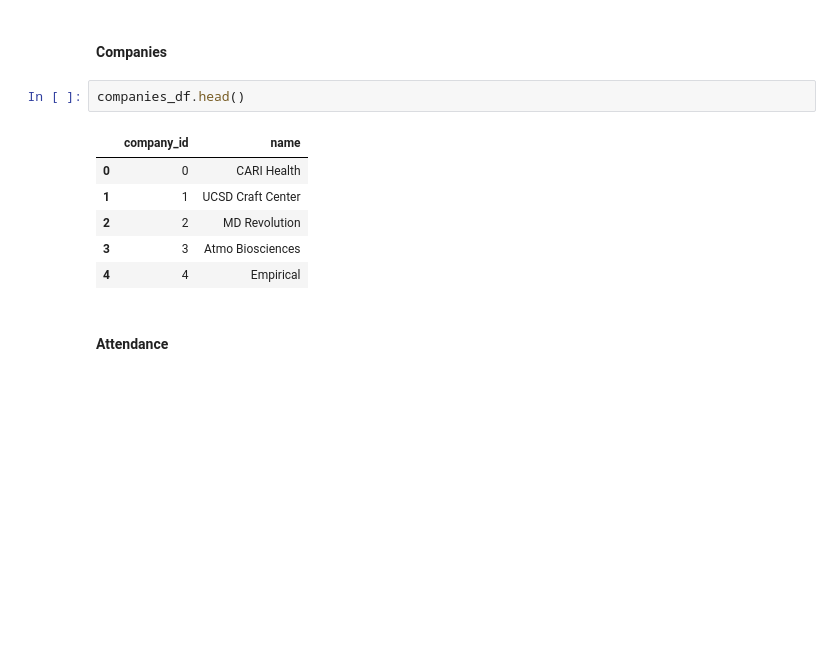
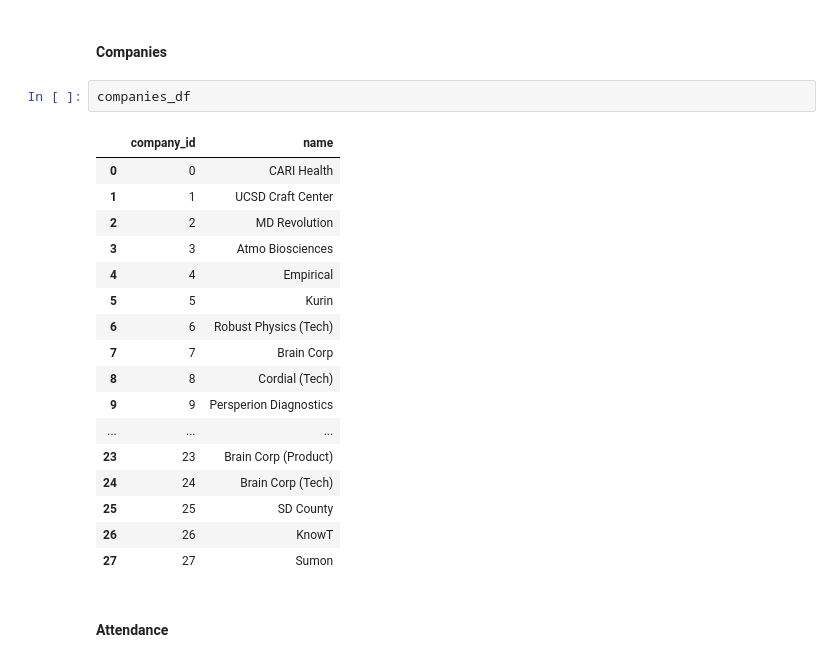
Before and after one commit to itsgeorgema/tcgdashboard, a Jupyter notebook: data_cleaning/clean.ipynb, the cells around one changed output. Saved outputs shown, nothing was run; the diff lists cells and outputs as text; blank space fills up the shorter version.

```diff
--- a/data_cleaning/clean.ipynb
+++ b/data_cleaning/clean.ipynb
@@ -968,14 +990,25 @@ assig_df
 # %% [markdown]
 #### Companies ####
 # %%
-companies_df.head()
+companies_df
 # %% [output]
 |  | company_id | name |
 | 0 | 0 | CARI Health |
 | 1 | 1 | UCSD Craft Center |
 | 2 | 2 | MD Revolution |
 | 3 | 3 | Atmo Biosciences |
 | 4 | 4 | Empirical |
+| 5 | 5 | Kurin |
+| 6 | 6 | Robust Physics (Tech) |
+| 7 | 7 | Brain Corp |
+| 8 | 8 | Cordial (Tech) |
+| 9 | 9 | Persperion Diagnostics |
+| ... | ... | ... |
+| 23 | 23 | Brain Corp (Product) |
+| 24 | 24 | Brain Corp (Tech) |
+| 25 | 25 | SD County |
+| 26 | 26 | KnowT |
+| 27 | 27 | Sumon |
 # %% [markdown]
 #### Attendance ####
 # %%
```
Also changed, not shown: parts of 5 cells of this notebook, 4 other files.
